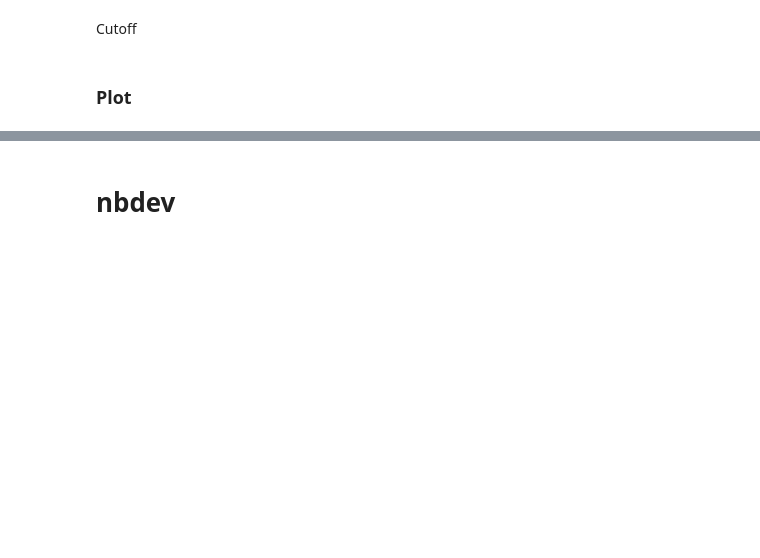
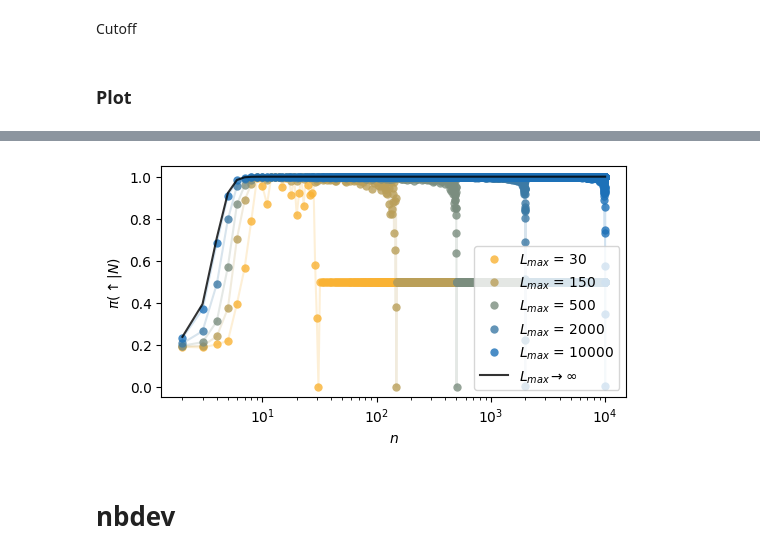
Before and after one commit to gorkamunoz/rl_opts, a Jupyter notebook: nbs/theoretical_policy.ipynb, the cells around one changed output, grey strips where cells are left out. Saved outputs shown, nothing was run; the diff lists cells and outputs as text; code cells hidden in the pictures; blank space fills up the shorter version.

```diff
--- a/nbs/theoretical_policy.ipynb
+++ b/nbs/theoretical_policy.ipynb
@@ -1738,3 +1728,32 @@ fig.savefig('../../../overleaf/optimal_rl/figures/fake_training.pdf', transparen
+# %%
+fig, ax_co = plt.subplots(figsize = (6, 3))
+
+############# Cutoff #################
+for idx, (h, L_cutoff) in enumerate(zip(hmatrix_co, L_cutoffs)):
+    ax_co.plot(np.arange(2, num_states+2), h, 'o',
+               c = color(idx, num_c=5),  label = r'$L_{max}$ = '+f'{L_cutoff}', alpha = 0.8, markeredgecolor='None', rasterized=True)
+    ax_co.plot(np.arange(2, num_states+2), h,
+               c = color(idx, num_c=5),  alpha = 0.2)
+
+ax_co.plot(np.arange(2, num_states+1), theory_cutoff[1:], '-', c = 'k', alpha = 0.8, label = r'$L_{max}\rightarrow \infty$')
+
+plt.legend(fontsize = font_legend,  loc = 'lower right')
+
+########### Shared ################
+
+plt.setp(ax_co, xlabel =r'$n$', ylabel = r'$\pi(\uparrow|N)$', xscale = 'log')
+
+
+# ax_pw.set_title('a) Power law', fontsize = font_legend)
+# ax_bi.set_title('b) Bi-exponential', fontsize = font_legend)
+# ax_co.set_title('Power law')
+
+# for a, let in zip([ax_pw, ax_bi, ax_co], 'abc'):
+#     a.annotate(let+')', xy = (0.02, 0.92),  fontsize = 12, xycoords = 'axes fraction') ;
+
+fig.savefig('../../../overleaf/optimal_rl/figures/fake_training_cutoff.pdf', transparent = True, bbox_inches = 'tight', pad_inches = 0)
+# %% [output]
+[figure, added]
 # %% [markdown]
 # nbdev
 # %%
```
Also changed, not shown: parts of 5 cells of this notebook, 2 other files.
